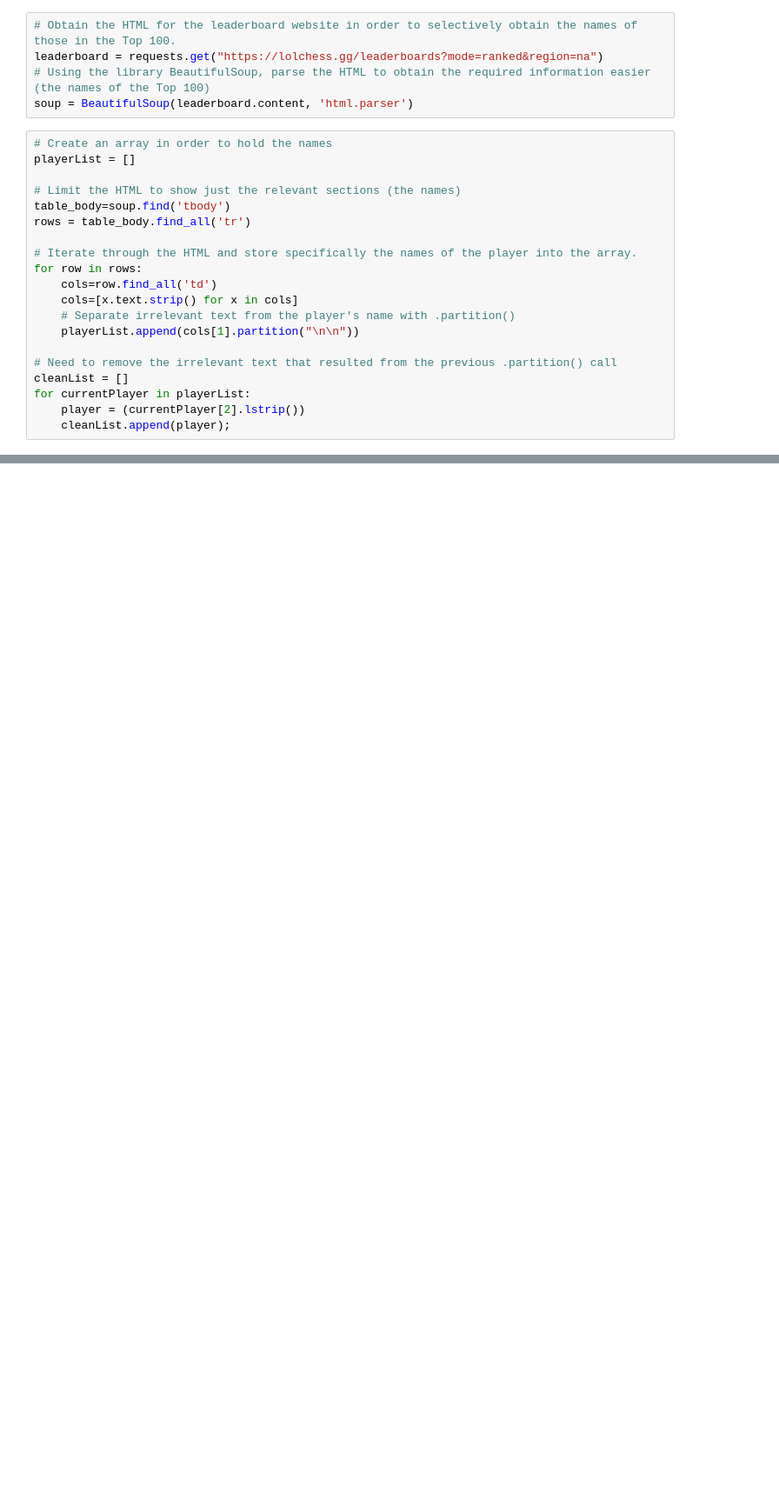
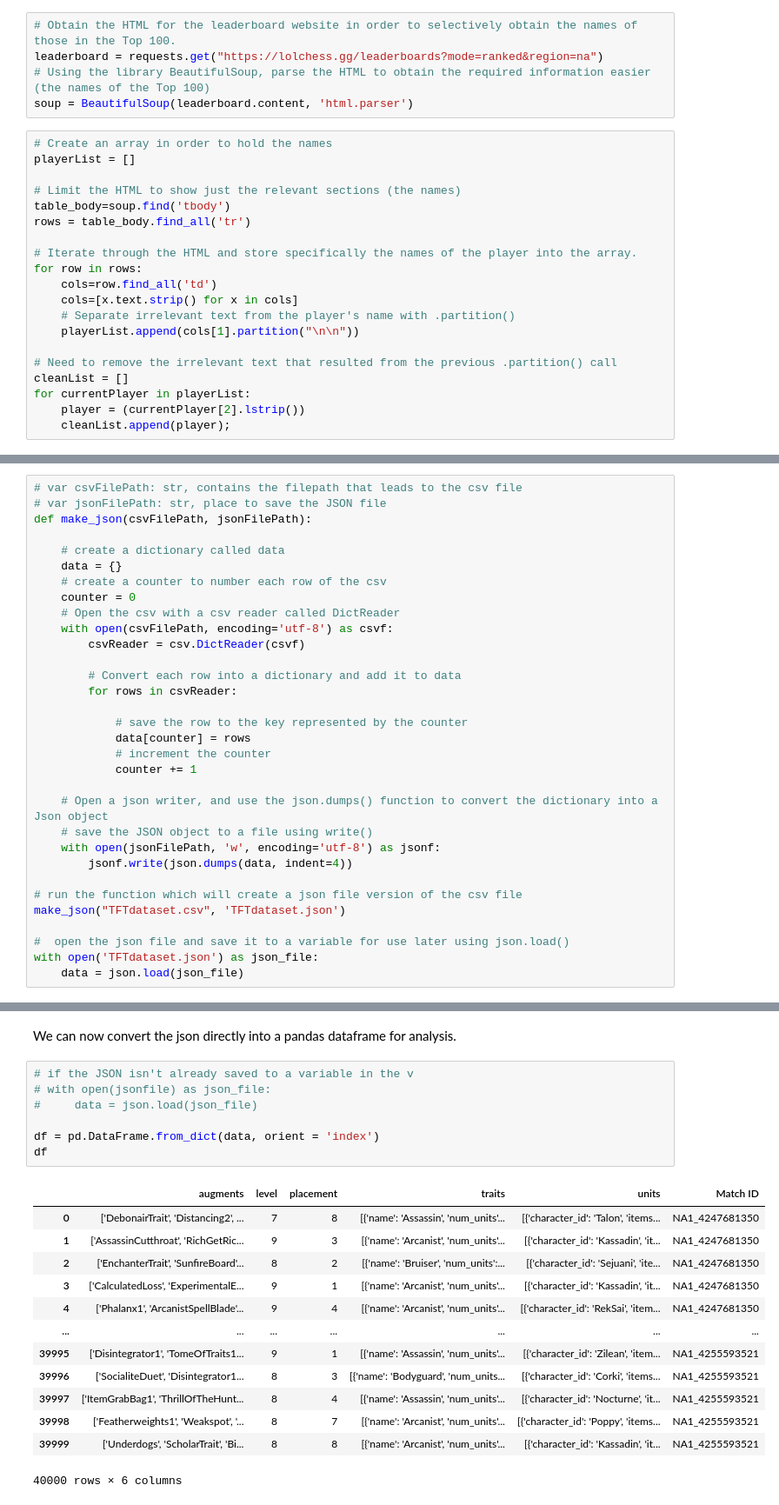
Before and after one commit to jdang2/jdang2.github.io, a Jupyter notebook: CMSC320Final.ipynb, the cells around one changed output, grey strips where cells are left out. Shown: that part at 87% size. Saved outputs shown, nothing was run; the diff lists cells and outputs as text; blank space fills up the shorter version.

```diff
--- a/CMSC320Final.ipynb
+++ b/CMSC320Final.ipynb
@@ -69,0 +221,32 @@ for currentPlayer in playerList:
+# %%
+# var csvFilePath: str, contains the filepath that leads to the csv file
+# var jsonFilePath: str, place to save the JSON file
+def make_json(csvFilePath, jsonFilePath):
+
+    # create a dictionary called data
+    data = {}
+    # create a counter to number each row of the csv
+    counter = 0
+    # Open the csv with a csv reader called DictReader
+    with open(csvFilePath, encoding='utf-8') as csvf:
+        csvReader = csv.DictReader(csvf)
+
+        # Convert each row into a dictionary and add it to data
+        for rows in csvReader:
+
+            # save the row to the key represented by the counter
+            data[counter] = rows
+            # increment the counter
+            counter += 1
+
+    # Open a json writer, and use the json.dumps() function to convert the dictionary into a Json object
+    # save the JSON object to a file using write()
+    with open(jsonFilePath, 'w', encoding='utf-8') as jsonf:
+        jsonf.write(json.dumps(data, indent=4))
+
+# run the function which will create a json file version of the csv file
+make_json("TFTdataset.csv", 'TFTdataset.json')
+
+#  open the json file and save it to a variable for use later using json.load()
+with open('TFTdataset.json') as json_file:
+    data = json.load(json_file)
@@ -69,0 +423,23 @@ for currentPlayer in playerList:
+# %% [markdown]
+We can now convert the json directly into a pandas dataframe for analysis.
+# %%
+# if the JSON isn't already saved to a variable in the v
+# with open(jsonfile) as json_file:
+#     data = json.load(json_file)
+
+df = pd.DataFrame.from_dict(data, orient = 'index')
+df
+# %% [output]
+|  | augments | level | placement | traits | units | Match ID |
+| 0 | ['DebonairTrait', 'Distancing2', ... | 7 | 8 | [{'name': 'Assassin', 'num_units'... | [{'character_id': 'Talon', 'items... | NA1_4247681350 |
+| 1 | ['AssassinCutthroat', 'RichGetRic... | 9 | 3 | [{'name': 'Arcanist', 'num_units'... | [{'character_id': 'Kassadin', 'it... | NA1_4247681350 |
+| 2 | ['EnchanterTrait', 'SunfireBoard'... | 8 | 2 | [{'name': 'Bruiser', 'num_units':... | [{'character_id': 'Sejuani', 'ite... | NA1_4247681350 |
+| 3 | ['CalculatedLoss', 'ExperimentalE... | 9 | 1 | [{'name': 'Arcanist', 'num_units'... | [{'character_id': 'Kassadin', 'it... | NA1_4247681350 |
+| 4 | ['Phalanx1', 'ArcanistSpellBlade'... | 9 | 4 | [{'name': 'Arcanist', 'num_units'... | [{'character_id': 'RekSai', 'item... | NA1_4247681350 |
+| ... | ... | ... | ... | ... | ... | ... |
+| 39995 | ['Disintegrator1', 'TomeOfTraits1... | 9 | 1 | [{'name': 'Assassin', 'num_units'... | [{'character_id': 'Zilean', 'item... | NA1_4255593521 |
+| 39996 | ['SocialiteDuet', 'Disintegrator1... | 8 | 3 | [{'name': 'Bodyguard', 'num_units... | [{'character_id': 'Corki', 'items... | NA1_4255593521 |
+| 39997 | ['ItemGrabBag1', 'ThrillOfTheHunt... | 8 | 4 | [{'name': 'Assassin', 'num_units'... | [{'character_id': 'Nocturne', 'it... | NA1_4255593521 |
+| 39998 | ['Featherweights1', 'Weakspot', '... | 8 | 7 | [{'name': 'Arcanist', 'num_units'... | [{'character_id': 'Poppy', 'items... | NA1_4255593521 |
+| 39999 | ['Underdogs', 'ScholarTrait', 'Bi... | 8 | 8 | [{'name': 'Arcanist', 'num_units'... | [{'character_id': 'Kassadin', 'it... | NA1_4255593521 |
+40000 rows × 6 columns
```
Also changed, not shown: parts of 19 cells of this notebook, 1 other file.
